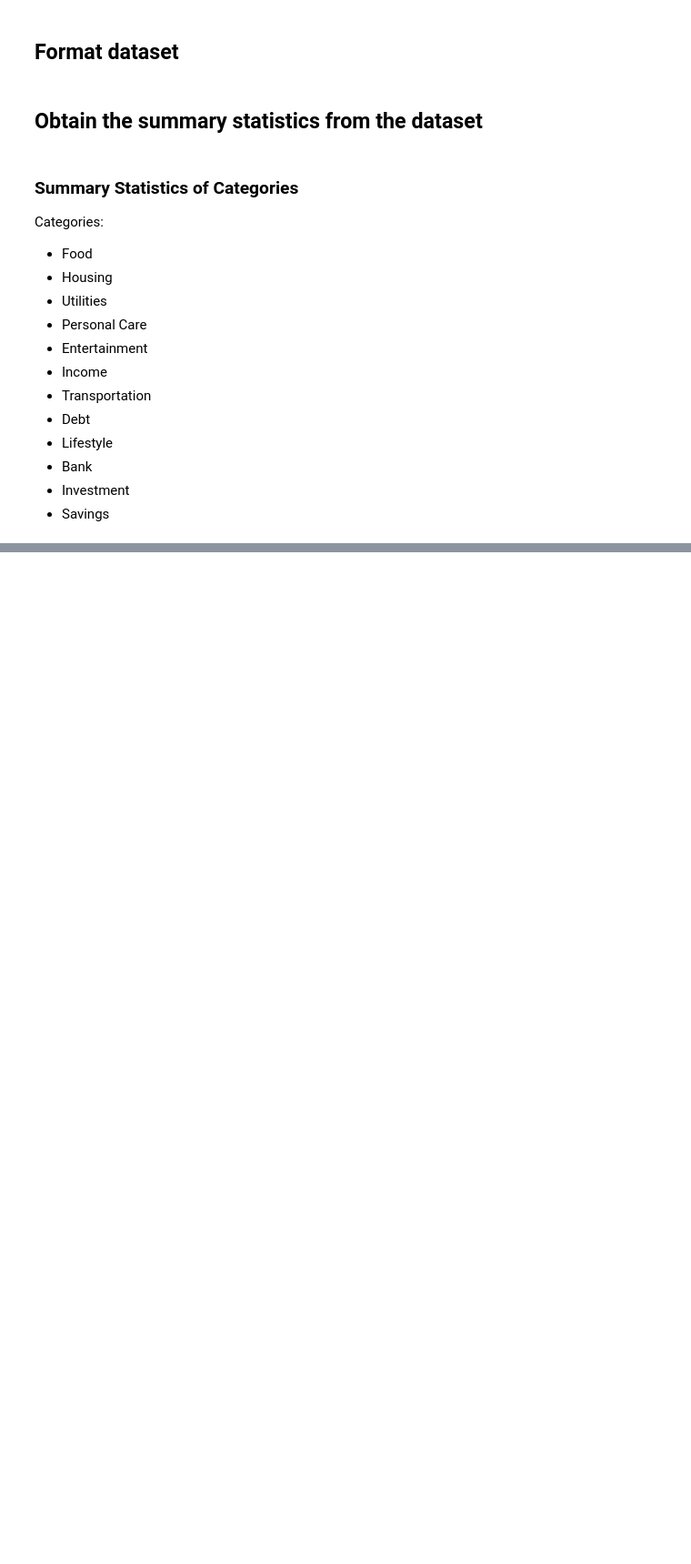
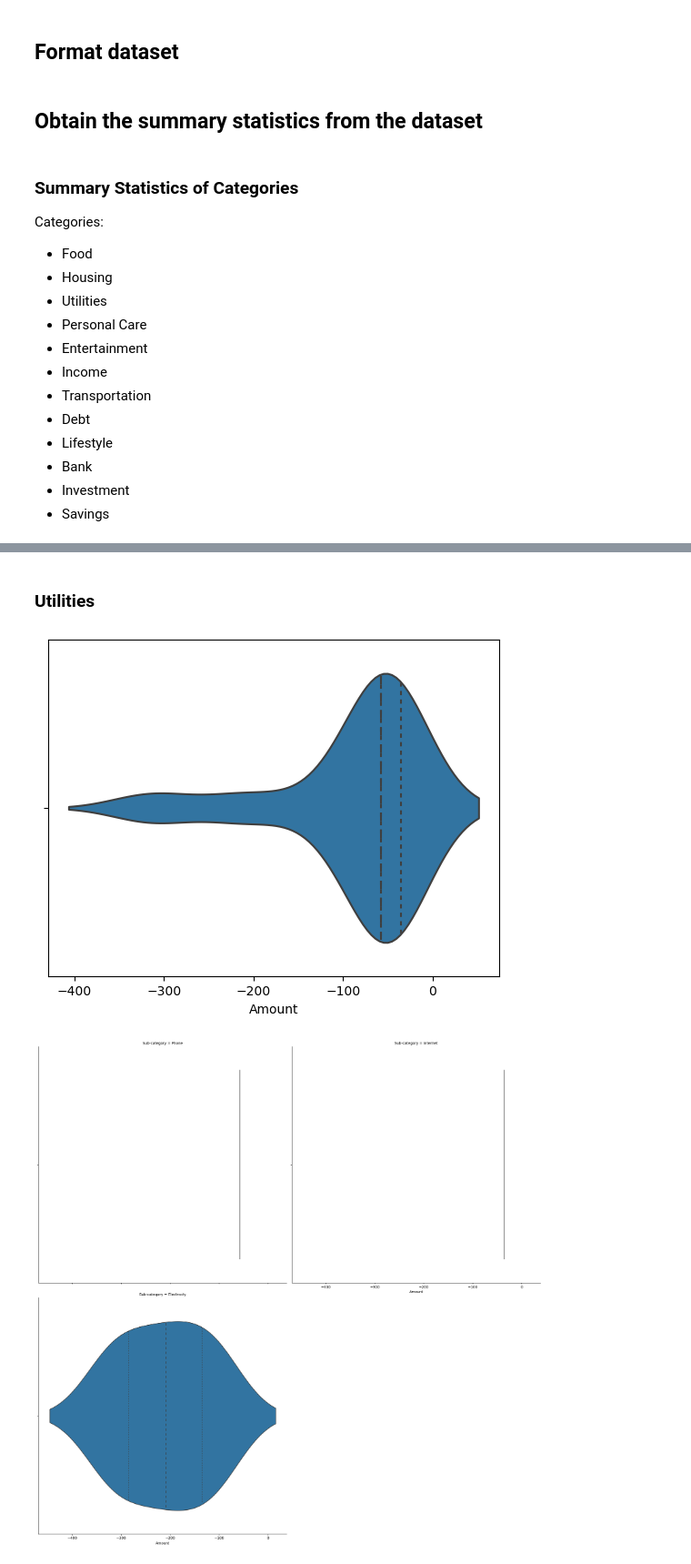
Before and after one commit to petermroberts/Ledgr, a Jupyter notebook: PostPresentation/ExploratoryAnalysis.ipynb, the cells around one changed output, grey strips where cells are left out. Shown at 91% size. Drawn from its saved outputs; the diff is of its cells as text; code cells hidden in the pictures; blank space fills up the shorter version.

```diff
--- a/PostPresentation/ExploratoryAnalysis.ipynb
+++ b/PostPresentation/ExploratoryAnalysis.ipynb
@@ -97,0 +145,7 @@ sns.violinplot(x=food_dataframe[food_dataframe['Sub-category'] == 'Candy']['Amou
+# %% [markdown]
+### Utilities
+# %%
+categoryPlots(utilities)
+# %% [output]
+[figure, added]
+[figure, added]
```
Also changed, not shown: parts of 36 cells of this notebook, 2 other files.
